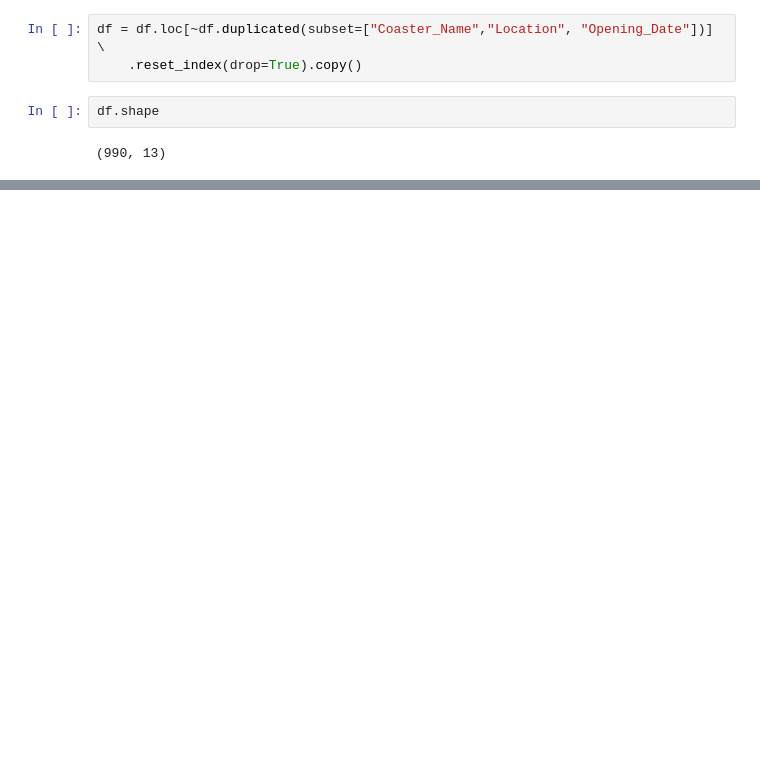
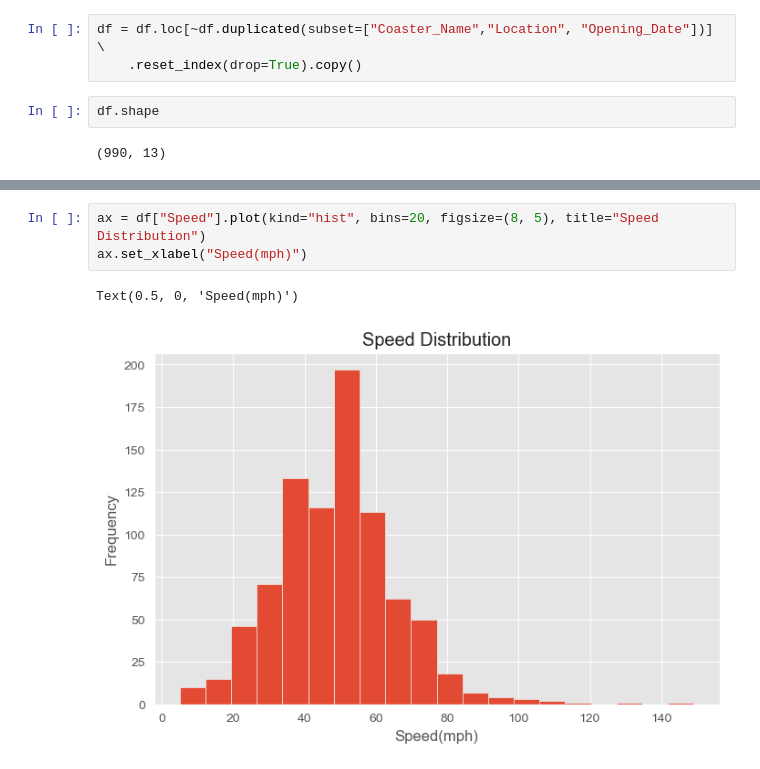
Before and after one commit to ardazlata/exploratory-data-analysis, a Jupyter notebook: main.ipynb, the cells around one changed output, grey strips where cells are left out. Cells and saved outputs as stored; diff of their text form; blank space fills up the shorter version.

```diff
--- a/main.ipynb
+++ b/main.ipynb
@@ -160,0 +175,6 @@ df.shape
+# %%
+ax = df["Speed"].plot(kind="hist", bins=20, figsize=(8, 5), title="Speed Distribution")
+ax.set_xlabel("Speed(mph)")
+# %% [output]
+Text(0.5, 0, 'Speed(mph)')
+[figure, added]
```
Also changed, not shown: parts of 10 cells of this notebook.
